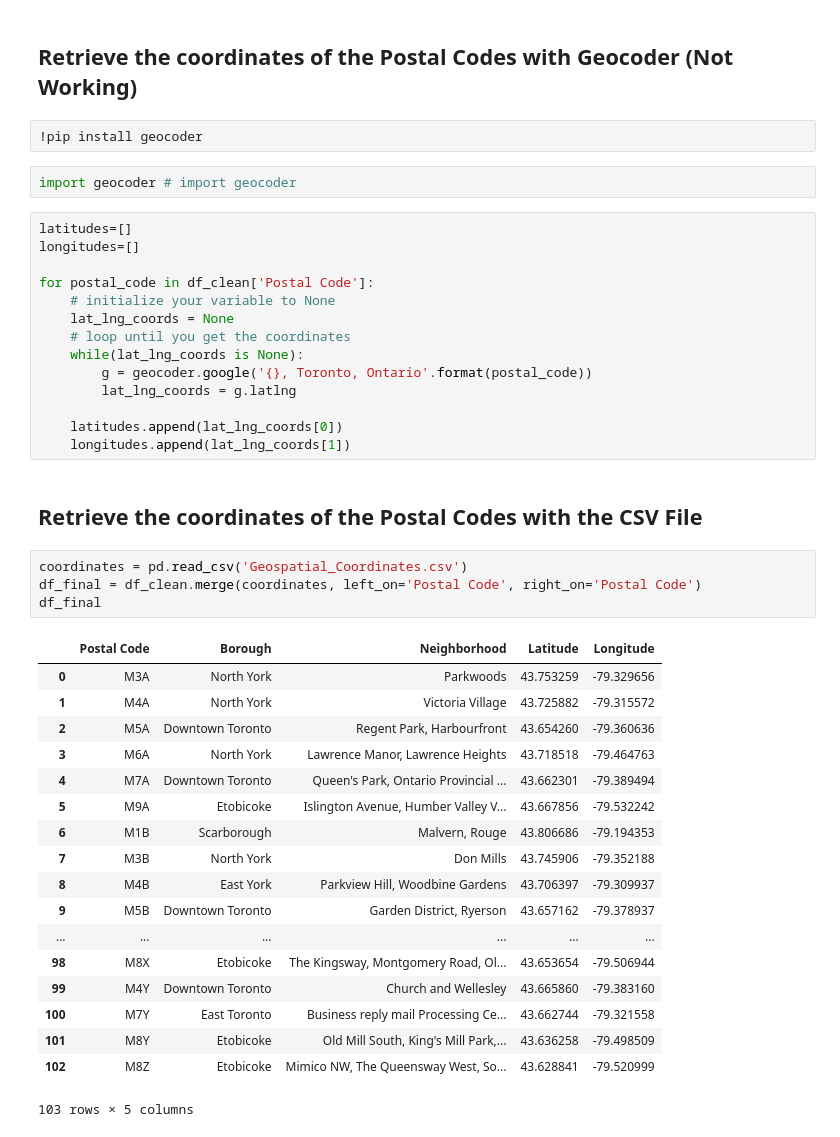
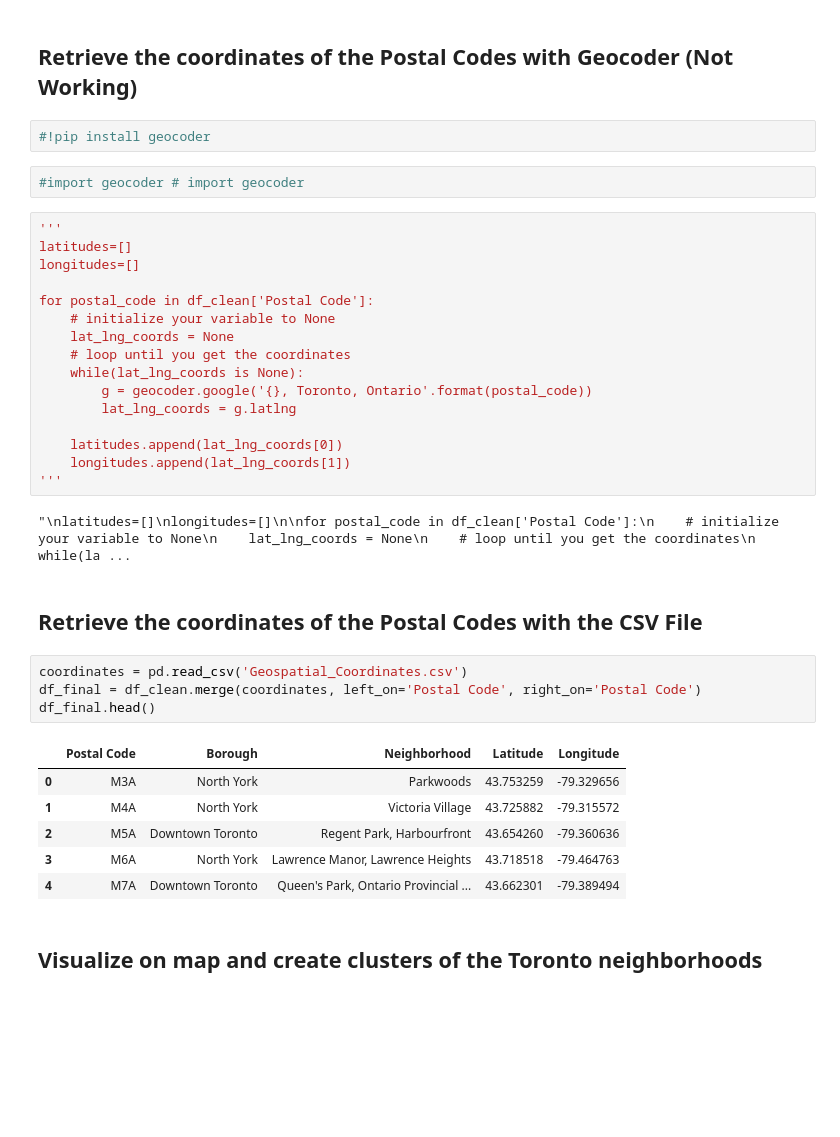
Before and after one commit to DaniFisto/Coursera-Capstone, a Jupyter notebook: IBM CP - Toronto Neighborhoods Clustering.ipynb, the cells around one changed output. Drawn from its saved outputs; the diff is of its cells as text; blank space fills up the shorter version.

```diff
--- a/IBM CP - Toronto Neighborhoods Clustering.ipynb
+++ b/IBM CP - Toronto Neighborhoods Clustering.ipynb
@@ -54,10 +54,11 @@ df_clean.shape
 # %% [markdown]
 ## Retrieve the coordinates of the Postal Codes with Geocoder (Not Working)
 # %%
-!pip install geocoder
+#!pip install geocoder
 # %%
-import geocoder # import geocoder
+#import geocoder # import geocoder
 # %%
+'''
 latitudes=[]
 longitudes=[]
 
@@ -71,28 +72,21 @@ for postal_code in df_clean['Postal Code']:
 
     latitudes.append(lat_lng_coords[0])
     longitudes.append(lat_lng_coords[1])
+'''
+# %% [output]
+"\nlatitudes=[]\nlongitudes=[]\n\nfor postal_code in df_clean['Postal Code']:\n    # initialize your variable to None\n    lat_lng_coords = None\n    # loop until you get the coordinates\n    while(la ...
 # %% [markdown]
 ## Retrieve the coordinates of the Postal Codes with the CSV File
 # %%
 coordinates = pd.read_csv('Geospatial_Coordinates.csv')
 df_final = df_clean.merge(coordinates, left_on='Postal Code', right_on='Postal Code')
-df_final
+df_final.head()
 # %% [output]
 |  | Postal Code | Borough | Neighborhood | Latitude | Longitude |
 | 0 | M3A | North York | Parkwoods | 43.753259 | -79.329656 |
 | 1 | M4A | North York | Victoria Village | 43.725882 | -79.315572 |
 | 2 | M5A | Downtown Toronto | Regent Park, Harbourfront | 43.654260 | -79.360636 |
 | 3 | M6A | North York | Lawrence Manor, Lawrence Heights | 43.718518 | -79.464763 |
 | 4 | M7A | Downtown Toronto | Queen's Park, Ontario Provincial ... | 43.662301 | -79.389494 |
-| 5 | M9A | Etobicoke | Islington Avenue, Humber Valley V... | 43.667856 | -79.532242 |
-| 6 | M1B | Scarborough | Malvern, Rouge | 43.806686 | -79.194353 |
-| 7 | M3B | North York | Don Mills | 43.745906 | -79.352188 |
-| 8 | M4B | East York | Parkview Hill, Woodbine Gardens | 43.706397 | -79.309937 |
-| 9 | M5B | Downtown Toronto | Garden District, Ryerson | 43.657162 | -79.378937 |
-| ... | ... | ... | ... | ... | ... |
-| 98 | M8X | Etobicoke | The Kingsway, Montgomery Road, Ol... | 43.653654 | -79.506944 |
-| 99 | M4Y | Downtown Toronto | Church and Wellesley | 43.665860 | -79.383160 |
-| 100 | M7Y | East Toronto | Business reply mail Processing Ce... | 43.662744 | -79.321558 |
-| 101 | M8Y | Etobicoke | Old Mill South, King's Mill Park,... | 43.636258 | -79.498509 |
-| 102 | M8Z | Etobicoke | Mimico NW, The Queensway West, So... | 43.628841 | -79.520999 |
-103 rows × 5 columns
+# %% [markdown]
+## Visualize on map and create clusters of the Toronto neighborhoods
```
Also changed, not shown: parts of 25 cells of this notebook.
